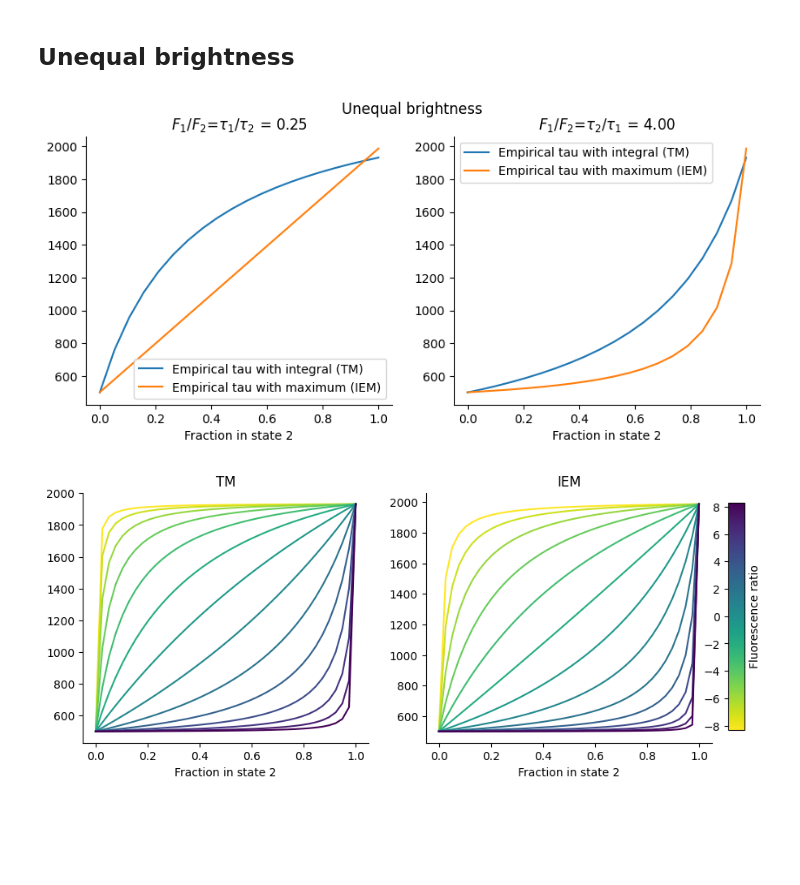
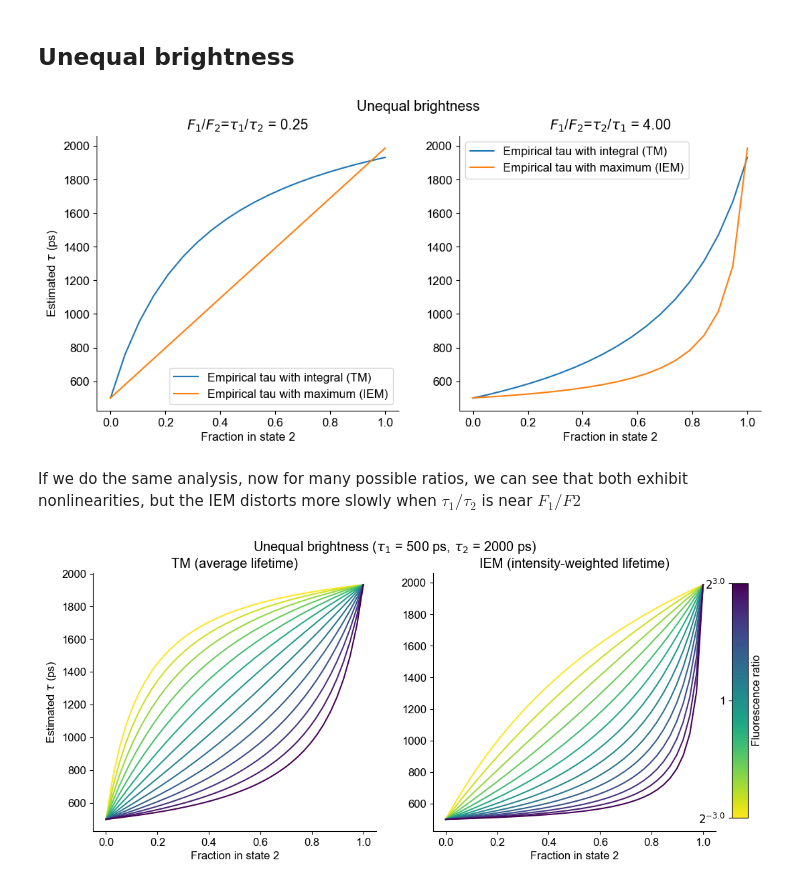
Before and after one commit to xzhang03/FLIMStudies, a Jupyter notebook: test_notebook.ipynb, the cells around one changed output. Saved outputs shown, nothing was run; the diff lists cells and outputs as text; code cells hidden in the pictures; blank space fills up the shorter version.

Commit message:
Okay, ran all, hopefully when it uploads it will look right

```diff
--- a/test_notebook.ipynb
+++ b/test_notebook.ipynb
@@ -1,6 +1,10 @@
 # %%
 import numpy as np
 import matplotlib.pyplot as plt
+
+from matplotlib import rcParams
+rcParams['font.family'] = 'Arial'
+rcParams['font.size'] = 12
 
 taus = [500, 2000]
 
@@ -15,7 +19,7 @@ def exp_prob(time_axis : np.ndarray, tau : float):
 # %% [markdown]
 ## Probability of emitting a photon vs. just visualizing the exponential
 # %%
-histograms_f, histograms_plt = plt.subplots(nrows=1, ncols=2, figsize=(15, 5))
+histograms_f, histograms_plt = plt.subplots(nrows=1, ncols=2, figsize=(10, 3))
 
 histograms_plt[0].set_title("Equal amplitude")
 histograms_plt[1].set_title("Equal intensity")
@@ -24,13 +28,13 @@ for idx, tau in enumerate(taus):
     histograms_plt[0].plot(
         time_axis,
         exp_prob(time_axis, tau)*tau,
-        label=f"Tau = {tau}"
+        label=fr"$\tau$ = {tau}"
     )
 
     histograms_plt[1].plot(
         time_axis,
         exp_prob(time_axis, tau),
-        label=f"Tau = {tau}",
+        label=fr"$\tau$ = {tau}",
     )
 
 for x in histograms_plt:
@@ -97,7 +102,7 @@ combined = (
 tm = np.sum(time_axis * combined, axis=1) / np.sum(combined, axis=1)
 iem = np.sum(combined, axis=1)/np.max(combined,axis=1)
 
-estimates_f, estimates_plt = plt.subplots(nrows=1, ncols=2, figsize=(10, 4))
+estimates_f, estimates_plt = plt.subplots(nrows=1, ncols=2, figsize=(12, 5))
 
 estimates_f.suptitle(fr'Unequal brightness')
 
@@ -143,17 +148,23 @@ estimates_plt[1].plot(
 estimates_plt[1].set_xlabel("Fraction in state 2")
 estimates_plt[1].legend()
 
+estimates_plt[0].set_ylabel(fr"Estimated $\tau$ (ps)")
+
 for x in estimates_plt:
     x.spines["top"].set_visible(False)
     x.spines["right"].set_visible(False)
 # %% [output]
-[figure, old version]
+[figure, new version]
+# %% [markdown]
+If we do the same analysis, now for many possible ratios, we can see that both exhibit nonlinearities, but the IEM distorts more slowly when $\tau_1/\tau_2$ is near $F_1/F2$
 # %%
-fluorescence_ratios = np.logspace(-2.5, 2.5, 14, endpoint=True)
+fluorescence_ratios = np.logspace(-3, 3, 14, base = 2, endpoint=True)
 
-estimates_f, estimates_plt = plt.subplots(nrows=1, ncols=2, figsize=(10, 4))
+estimates_f, estimates_plt = plt.subplots(nrows=1, ncols=2, figsize=(12, 5))
 
-for x in estimates_plt:
+estimates_f.suptitle(fr'Unequal brightness ($\tau_1$ = {taus[0]} ps, $\tau_2$ = {taus[1]} ps)')
+
+for x in estimates_plt.flatten():
     x.spines["top"].set_visible(False)
     x.spines["right"].set_visible(False)
 
@@ -165,12 +176,14 @@ from matplotlib.colors import Normalize
 cmap = colormaps.get_cmap('viridis_r')
 norm = Normalize(vmin=np.log2(np.min(fluorescence_ratios)), vmax=np.log2(np.max(fluorescence_ratios)))
 
-tm_plt.set_title('TM')
+tm_plt.set_title('TM (average lifetime)')
 tm_plt.set_xlabel("Fraction in state 2")
-iem_plt.set_title('IEM')
+iem_plt.set_title('IEM (intensity-weighted lifetime)')
 iem_plt.set_xlabel("Fraction in state 2")
 
 fraction_1 = np.linspace(0,1,40,endpoint = True)
+
+tm_plt.set_ylabel(fr"Estimated $\tau$ (ps)")
 
 for ratio in fluorescence_ratios:
     combined = (
@@ -178,31 +191,44 @@ for ratio in fluorescence_ratios:
         (1-fraction_1).reshape(-1,1) @ exp_prob(time_axis, taus[1]).reshape(1,-1)
     )
 
     tm = np.sum(time_axis * combined, axis=1) / np.sum(combined, axis=1)
     iem = np.sum(combined, axis=1)/np.max(combined,axis=1)
 
     tm_plt.plot(
         1-fraction_1,
         tm,
         color = cmap(norm(np.log2(ratio))),
     )
 
     iem_plt.plot(
         1-fraction_1,
         iem,
         color = cmap(norm(np.log2(ratio))),
     )
 
 from matplotlib.colorbar import ColorbarBase
 
 cbar = ColorbarBase(
     ax=estimates_f.add_axes([0.92, 0.15, 0.02, 0.7]),
     cmap=cmap,
     norm=norm,
     orientation='vertical',
     label='Fluorescence ratio'
 )
 
+# Ticks at the min, 0, and max
+tick_vals = np.log2(fluorescence_ratios[0]), 0, np.log2(fluorescence_ratios[-1])
+
+cbar.set_ticks(tick_vals)
+
+ticklabels = [r'$2^{' + f'{tick_vals[0]:.1f}' + r'}$']
+ticklabels += [1]
+ticklabels += [r'$2^{' + f'{tick_vals[-1]:.1f}' + r'}$']
+
+cbar.set_ticklabels(
+    ticklabels
+)
+
 cbar.ax.yaxis.set_ticks_position('left')
 # %% [output]
-[figure, old version]
+[figure, new version]
```
Also changed, not shown: parts of 3 cells of this notebook.
